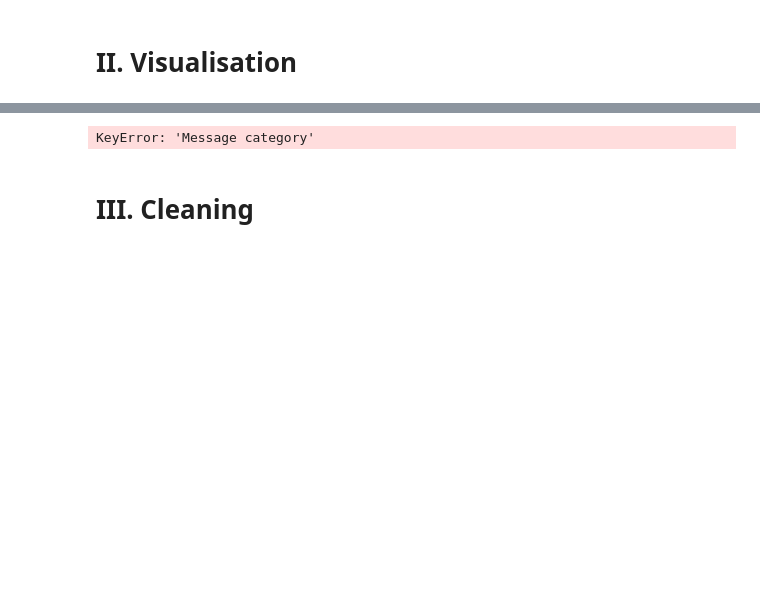
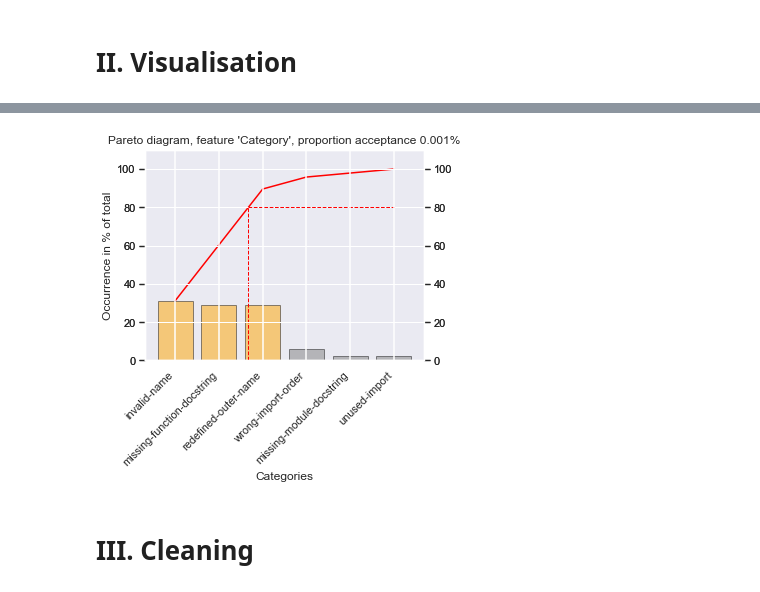
Before and after one commit to Benoit-78/machine-learning-standards, a Jupyter notebook: pylint.ipynb, the cells around one changed output, grey strips where cells are left out. Saved outputs shown, nothing was run; the diff lists cells and outputs as text; code cells hidden in the pictures; blank space fills up the shorter version.

Commit message:
style pylint improvment on pylint-model script

```diff
--- a/pylint.ipynb
+++ b/pylint.ipynb
@@ -21,2 +22,0 @@ AttributeError: Can only use .str accessor with string values!
-# %%
-df = pylint.get_message_level(df)
@@ -25,2 +22,0 @@ KeyError: 'Category'
-# %%
-df = pylint.get_messages(df)
@@ -29,2 +22,0 @@ KeyError: 'Message'
-# %%
-df = pylint.get_message_category(df)
@@ -33,2 +22,0 @@ KeyError: 'Message'
-# %%
-df = pylint.get_clean_message(df)
@@ -46,7 +32,7 @@ KeyError: 'Level'
 # %%
-Displayer.plot_feature('Message category')
+Displayer.plot_feature('Category')
 # %% [output]
-KeyError: 'Message category'
+[figure, added]
 # %% [markdown]
 # III. Cleaning
 # %% [markdown]
```
Also changed, not shown: parts of 16 cells of this notebook, 2 other files.
